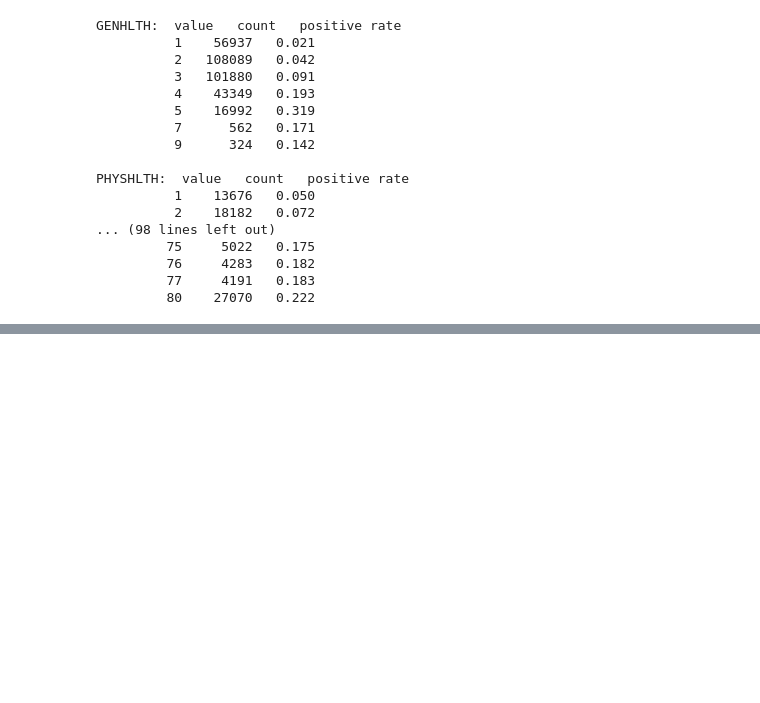
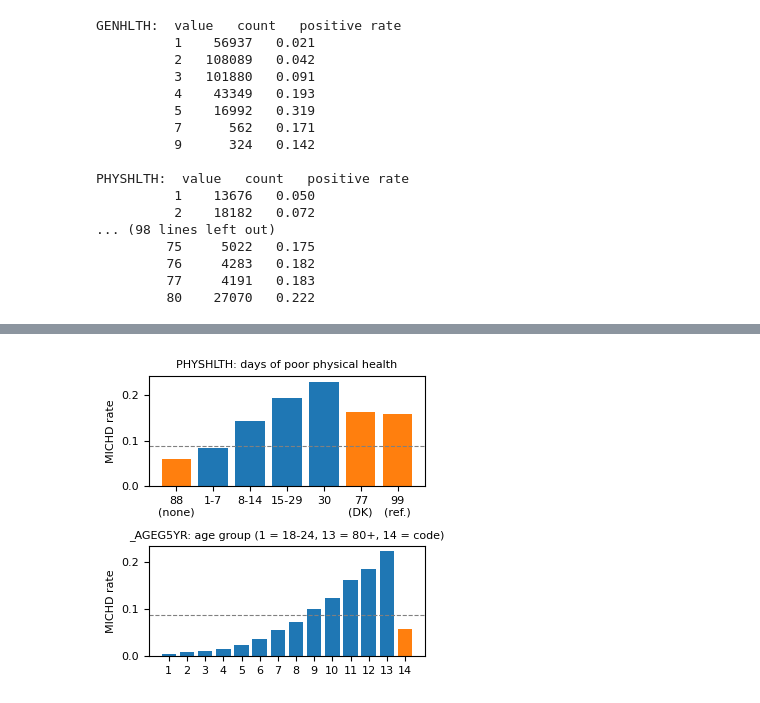
Before and after one commit to MatteoMelloGrand/ML_Project_1_Prediction_on_Medical_Dataset, a Jupyter notebook: notebooks/01_column_analysis.ipynb, the cells around one changed output, grey strips where cells are left out. Cells and saved outputs as stored; diff of their text form; code cells hidden in the pictures; blank space fills up the shorter version.

Commit message:
Drop per-day/week/month and date columns, add Figure 1

```diff
--- a/notebooks/01_column_analysis.ipynb
+++ b/notebooks/01_column_analysis.ipynb
@@ -416,3 +441,52 @@ SUMMARY: one-hot: 188, dropped: 54, continuous: 79 | final number of features: 1
   PAVIG11_   median fill 0 + missing indicator                            | computed column in real units: only its own codes from SPECIAL (cell 8)
   PAVIG21_   median fill 0 + missing indicator                            | computed column in real units: only its own codes from SPECIAL (cell 8)
   PA1VIGM_   median fill 0 + missing indicator                            | computed column in real units: only its own codes from SPECIAL (cell 8)
+# %%
+# Figure 1 for the report: survey codes are not real values
+import os
+import matplotlib.pyplot as plt
+from column_analysis import label_rate_table
+
+os.makedirs("../figures", exist_ok=True)
+plt.rcParams.update({"font.size": 8})
+fig, axes = plt.subplots(2, 1, figsize=(3.5, 3.4))
+
+# PHYSHLTH: days of poor physical health; 88 = none, 77 = don't know (DK), 99 = refused
+rates = {v: (n, r) for v, n, r in label_rate_table(x_train, y01, names, "PHYSHLTH")}
+groups = [
+    ("88\n(none)", [88]),
+    ("1-7", range(1, 8)),
+    ("8-14", range(8, 15)),
+    ("15-29", range(15, 30)),
+    ("30", [30]),
+    ("77\n(DK)", [77]),
+    ("99\n(ref.)", [99]),
+]
+labels, values, colors = [], [], []
+for label, vals in groups:
+    n = sum(rates[v][0] for v in vals if v in rates)
+    pos = sum(rates[v][0] * rates[v][1] for v in vals if v in rates)
+    labels.append(label)
+    values.append(pos / n)
+    colors.append("tab:orange" if vals[0] in (77, 88, 99) else "tab:blue")
+axes[0].bar(labels, values, color=colors)
+axes[0].set_title("PHYSHLTH: days of poor physical health", fontsize=8)
+
+# _AGEG5YR: 5-year age groups; 14 = don't know / refused / missing
+table = label_rate_table(x_train, y01, names, "_AGEG5YR")
+ages = [v for v, n, r in table if v == v]
+axes[1].bar(
+    [f"{v:g}" for v in ages],
+    [r for v, n, r in table if v == v],
+    color=["tab:orange" if v == 14 else "tab:blue" for v in ages],
+)
+axes[1].set_title("_AGEG5YR: age group (1 = 18-24, 13 = 80+, 14 = code)", fontsize=8)
+
+for ax in axes:
+    ax.axhline(y01.mean(), color="gray", linestyle="--", linewidth=0.8)
+    ax.set_ylabel("MICHD rate")
+fig.tight_layout()
+fig.savefig("../figures/fig1_special_codes.pdf")
+plt.show()
+# %% [output]
+[figure, added]
```
Also changed, not shown: parts of 3 cells of this notebook, 3 other files.
